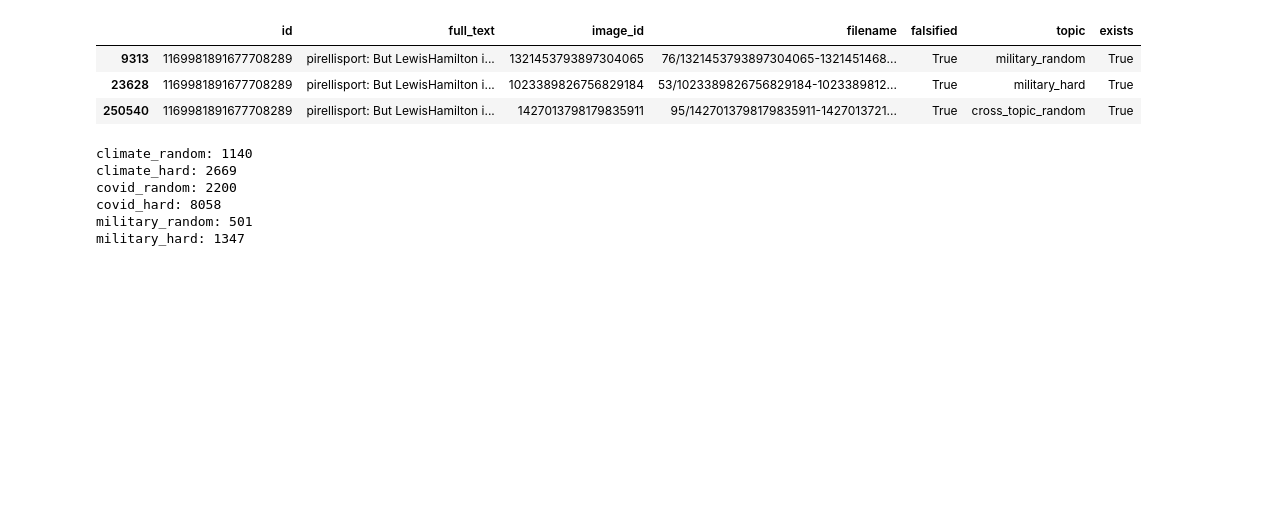
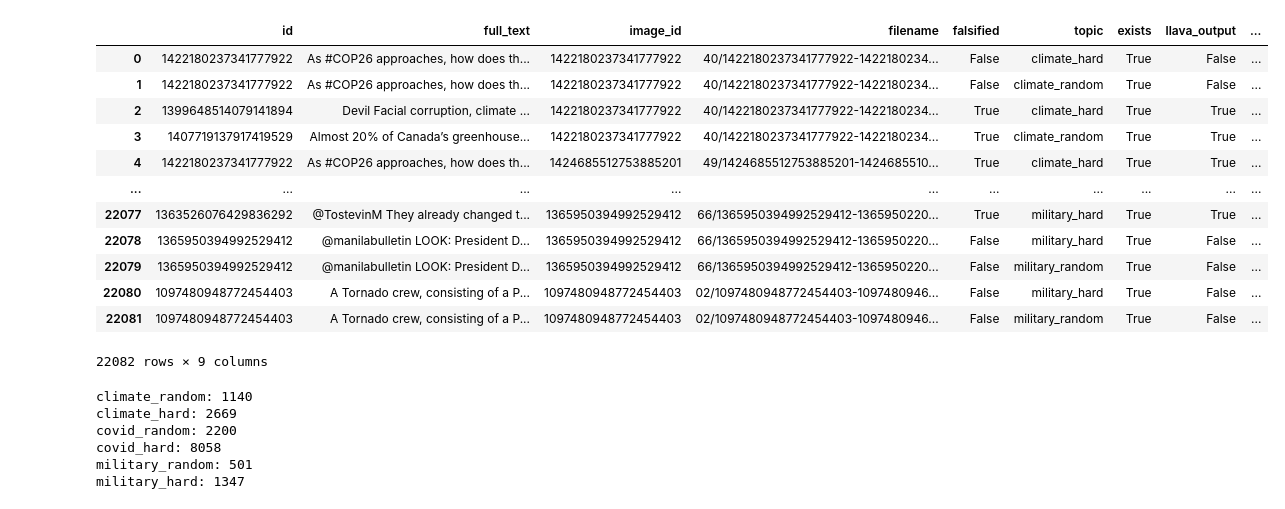
Before and after one commit to gymbeijing/ooc-detection-2, a Jupyter notebook: notebook/display_caption.ipynb, the cells around one changed output. Cells and saved outputs as stored; diff of their text form; code cells hidden in the pictures; blank space fills up the shorter version.

```diff
--- a/notebook/display_caption.ipynb
+++ b/notebook/display_caption.ipynb
@@ -10,15 +10,24 @@ from torch.utils.data import Dataset
 from tqdm import tqdm
 import torch.utils.data as data
 # %%
-val_feather_path = '../raw_data/toy_completed_exist.feather'
+val_feather_path = '../raw_data/val_completed_exist_with_llava_outputs_copy.feather'
 val_df = pd.read_feather(val_feather_path)  # already drop the non-exists
 
 val_df
 # %% [output]
-|  | id | full_text | image_id | filename | falsified | topic | exists |
-| 9313 | 1169981891677708289 | pirellisport: But LewisHamilton i... | 1321453793897304065 | 76/1321453793897304065-1321451468... | True | military_random | True |
-| 23628 | 1169981891677708289 | pirellisport: But LewisHamilton i... | 1023389826756829184 | 53/1023389826756829184-1023389812... | True | military_hard | True |
-| 250540 | 1169981891677708289 | pirellisport: But LewisHamilton i... | 1427013798179835911 | 95/1427013798179835911-1427013721... | True | cross_topic_random | True |
+|  | id | full_text | image_id | filename | falsified | topic | exists | llava_output | ... |
+| 0 | 1422180237341777922 | As #COP26 approaches, how does th... | 1422180237341777922 | 40/1422180237341777922-1422180234... | False | climate_hard | True | False | ... |
+| 1 | 1422180237341777922 | As #COP26 approaches, how does th... | 1422180237341777922 | 40/1422180237341777922-1422180234... | False | climate_random | True | False | ... |
+| 2 | 1399648514079141894 | Devil Facial corruption, climate ... | 1422180237341777922 | 40/1422180237341777922-1422180234... | True | climate_hard | True | True | ... |
+| 3 | 1407719137917419529 | Almost 20% of Canada’s greenhouse... | 1422180237341777922 | 40/1422180237341777922-1422180234... | True | climate_random | True | True | ... |
+| 4 | 1422180237341777922 | As #COP26 approaches, how does th... | 1424685512753885201 | 49/1424685512753885201-1424685510... | True | climate_hard | True | True | ... |
+| ... | ... | ... | ... | ... | ... | ... | ... | ... | ... |
+| 22077 | 1363526076429836292 | @TostevinM They already changed t... | 1365950394992529412 | 66/1365950394992529412-1365950220... | True | military_hard | True | True | ... |
+| 22078 | 1365950394992529412 | @manilabulletin LOOK: President D... | 1365950394992529412 | 66/1365950394992529412-1365950220... | False | military_hard | True | False | ... |
+| 22079 | 1365950394992529412 | @manilabulletin LOOK: President D... | 1365950394992529412 | 66/1365950394992529412-1365950220... | False | military_random | True | False | ... |
+| 22080 | 1097480948772454403 | A Tornado crew, consisting of a P... | 1097480948772454403 | 02/1097480948772454403-1097480946... | False | military_hard | True | False | ... |
+| 22081 | 1097480948772454403 | A Tornado crew, consisting of a P... | 1097480948772454403 | 02/1097480948772454403-1097480946... | False | military_random | True | False | ... |
+22082 rows × 9 columns
 # %%
 toy_negative_feather_path = '../raw_data/toy_completed_exist_negative.feather'
 toy_negative_df = pd.read_feather(toy_negative_feather_path)  # already drop the non-exists
```
Also changed, not shown: 2 other files.
